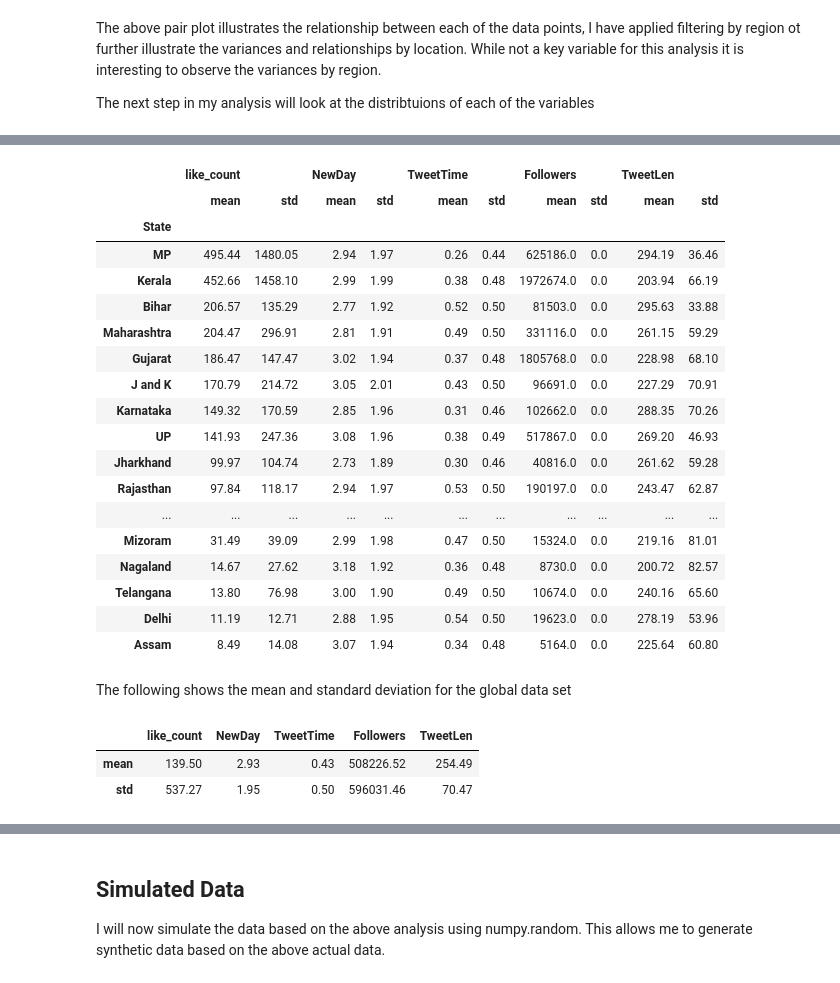
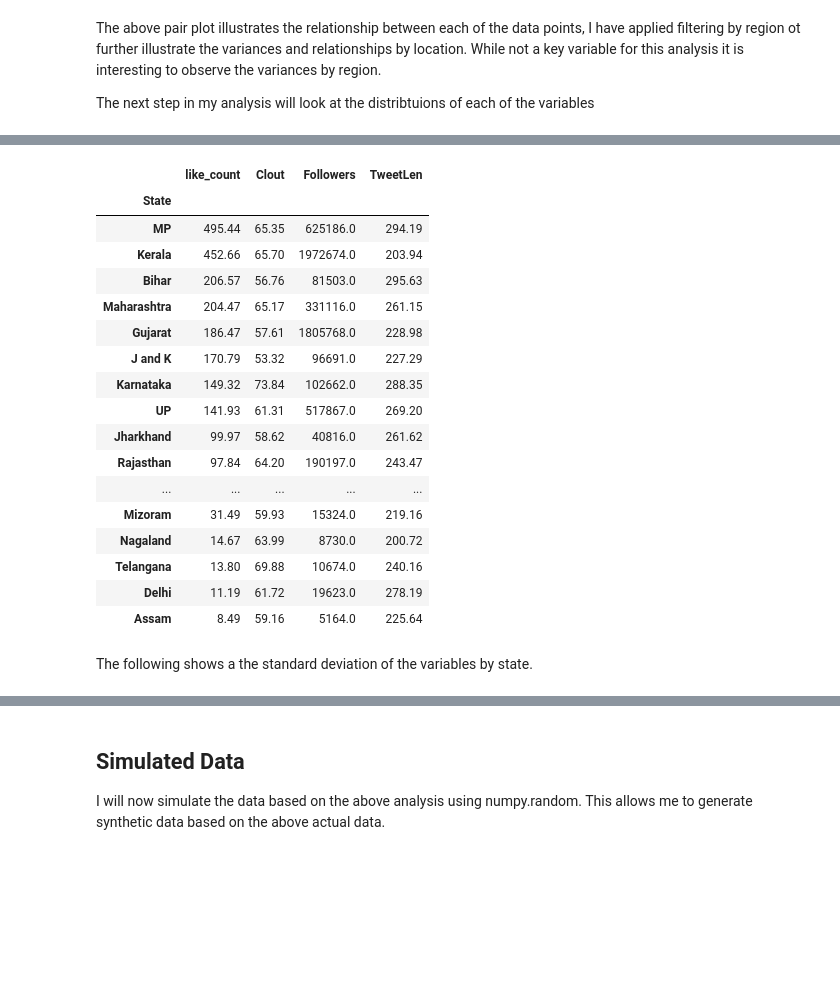
Before and after one commit to G00411301/PfDA_Project1, a Jupyter notebook: project1.ipynb, the cells around one changed output, grey strips where cells are left out. Saved outputs shown, nothing was run; the diff lists cells and outputs as text; code cells hidden in the pictures; blank space fills up the shorter version.

```diff
--- a/project1.ipynb
+++ b/project1.ipynb
@@ -66,7 +73,7 @@ First I want to read in all of the real world data from the csv file that I down
 This then allows me to print the data to the screen to ensure the data selected is the relevant data.
 # %%
 # read in data from the csv file in the data folder
-tweet = pd.read_csv('data/Data LIWC 01 02 23.csv', usecols = ['State', 'like_count', 'DateDay', 'Time', 'Followers', 'Status text', 'Vividness' ]) # import relevant data from CSV file
+tweet = pd.read_csv('data/Data LIWC 01 02 23.csv', usecols = ['State', 'like_count', 'Clout', 'DateDay', 'Time', 'Followers', 'Status text', 'Vividness' ]) # import relevant data from CSV file
 #print (tweet) #Print the data to the screen to conirm the correct data was imported
 # %% [markdown]
 Next we want to make a number of amendments to the data set in order to facilitate better analysis. The following changes/amendments to the data set are initially proposed in order to standardise and convert recorded data to numerical values.
@@ -114,7 +123,7 @@ tweet.loc[tweet['Vividness']=="text",['Media']]=2
 # %%
 #Now, I am creating a new data frame with just the fields that I want to include in my analysis. This includes the fields that the above transformations have been carried out upon.
 
-df = tweet[['State', 'like_count', 'NewDay', 'TweetTime', 'Followers', 'TweetLen', 'Media']]
+df = tweet[['State', 'like_count', 'Clout', 'NewDay', 'Followers', 'TweetLen', 'Media']]
 print(df)
 
 #reference for implementation: https://sparkbyexamples.com/pandas/pandas-create-new-dataframe-by-selecting-specific-columns/?expand_article=1
@@ -169,31 +179,25 @@ We will use the numpy library to analyse the data further, calculating the mean
 # %%
 #Create a table that summarises each of the variables to demonstrate the average and the standard deviation of the tweet information by state. I have rounded the results to 2 decimal places in order to imrove the appearance and readability of the table.
-df.groupby(["State"]).agg([np.mean, np.std]).round(2).sort_values(('like_count', 'mean'), ascending=False)
+
+df.groupby(["State"]).mean("like_count").round(2).sort_values(by='like_count', ascending=False)
 # %% [output]
-|  | like_count |  | NewDay |  | TweetTime |  | Followers |  | TweetLen |  |
-|  | mean | std | mean | std | mean | std | mean | std | mean | std |
-| State |  |  |  |  |  |  |  |  |  |  |
-| MP | 495.44 | 1480.05 | 2.94 | 1.97 | 0.26 | 0.44 | 625186.0 | 0.0 | 294.19 | 36.46 |
-| Kerala | 452.66 | 1458.10 | 2.99 | 1.99 | 0.38 | 0.48 | 1972674.0 | 0.0 | 203.94 | 66.19 |
-| Bihar | 206.57 | 135.29 | 2.77 | 1.92 | 0.52 | 0.50 | 81503.0 | 0.0 | 295.63 | 33.88 |
-| Maharashtra | 204.47 | 296.91 | 2.81 | 1.91 | 0.49 | 0.50 | 331116.0 | 0.0 | 261.15 | 59.29 |
-| Gujarat | 186.47 | 147.47 | 3.02 | 1.94 | 0.37 | 0.48 | 1805768.0 | 0.0 | 228.98 | 68.10 |
-| J and K | 170.79 | 214.72 | 3.05 | 2.01 | 0.43 | 0.50 | 96691.0 | 0.0 | 227.29 | 70.91 |
-| Karnataka | 149.32 | 170.59 | 2.85 | 1.96 | 0.31 | 0.46 | 102662.0 | 0.0 | 288.35 | 70.26 |
-| UP | 141.93 | 247.36 | 3.08 | 1.96 | 0.38 | 0.49 | 517867.0 | 0.0 | 269.20 | 46.93 |
-| Jharkhand | 99.97 | 104.74 | 2.73 | 1.89 | 0.30 | 0.46 | 40816.0 | 0.0 | 261.62 | 59.28 |
-| Rajasthan | 97.84 | 118.17 | 2.94 | 1.97 | 0.53 | 0.50 | 190197.0 | 0.0 | 243.47 | 62.87 |
-| ... | ... | ... | ... | ... | ... | ... | ... | ... | ... | ... |
-| Mizoram | 31.49 | 39.09 | 2.99 | 1.98 | 0.47 | 0.50 | 15324.0 | 0.0 | 219.16 | 81.01 |
-| Nagaland | 14.67 | 27.62 | 3.18 | 1.92 | 0.36 | 0.48 | 8730.0 | 0.0 | 200.72 | 82.57 |
-| Telangana | 13.80 | 76.98 | 3.00 | 1.90 | 0.49 | 0.50 | 10674.0 | 0.0 | 240.16 | 65.60 |
-| Delhi | 11.19 | 12.71 | 2.88 | 1.95 | 0.54 | 0.50 | 19623.0 | 0.0 | 278.19 | 53.96 |
-| Assam | 8.49 | 14.08 | 3.07 | 1.94 | 0.34 | 0.48 | 5164.0 | 0.0 | 225.64 | 60.80 |
+|  | like_count | Clout | Followers | TweetLen |
+| State |  |  |  |  |
+| MP | 495.44 | 65.35 | 625186.0 | 294.19 |
+| Kerala | 452.66 | 65.70 | 1972674.0 | 203.94 |
+| Bihar | 206.57 | 56.76 | 81503.0 | 295.63 |
+| Maharashtra | 204.47 | 65.17 | 331116.0 | 261.15 |
+| Gujarat | 186.47 | 57.61 | 1805768.0 | 228.98 |
+| J and K | 170.79 | 53.32 | 96691.0 | 227.29 |
+| Karnataka | 149.32 | 73.84 | 102662.0 | 288.35 |
+| UP | 141.93 | 61.31 | 517867.0 | 269.20 |
+| Jharkhand | 99.97 | 58.62 | 40816.0 | 261.62 |
+| Rajasthan | 97.84 | 64.20 | 190197.0 | 243.47 |
+| ... | ... | ... | ... | ... |
+| Mizoram | 31.49 | 59.93 | 15324.0 | 219.16 |
+| Nagaland | 14.67 | 63.99 | 8730.0 | 200.72 |
+| Telangana | 13.80 | 69.88 | 10674.0 | 240.16 |
+| Delhi | 11.19 | 61.72 | 19623.0 | 278.19 |
+| Assam | 8.49 | 59.16 | 5164.0 | 225.64 |
 # %% [markdown]
-The following shows the mean and standard deviation for the global data set
+The following shows a the standard deviation of the variables by state.
-# %%
-df.agg([np.mean, np.std]).round(2)
-# %% [output]
-|  | like_count | NewDay | TweetTime | Followers | TweetLen |
-| mean | 139.50 | 2.93 | 0.43 | 508226.52 | 254.49 |
-| std | 537.27 | 1.95 | 0.50 | 596031.46 | 70.47 |
```
Also changed, not shown: parts of 51 cells of this notebook.
